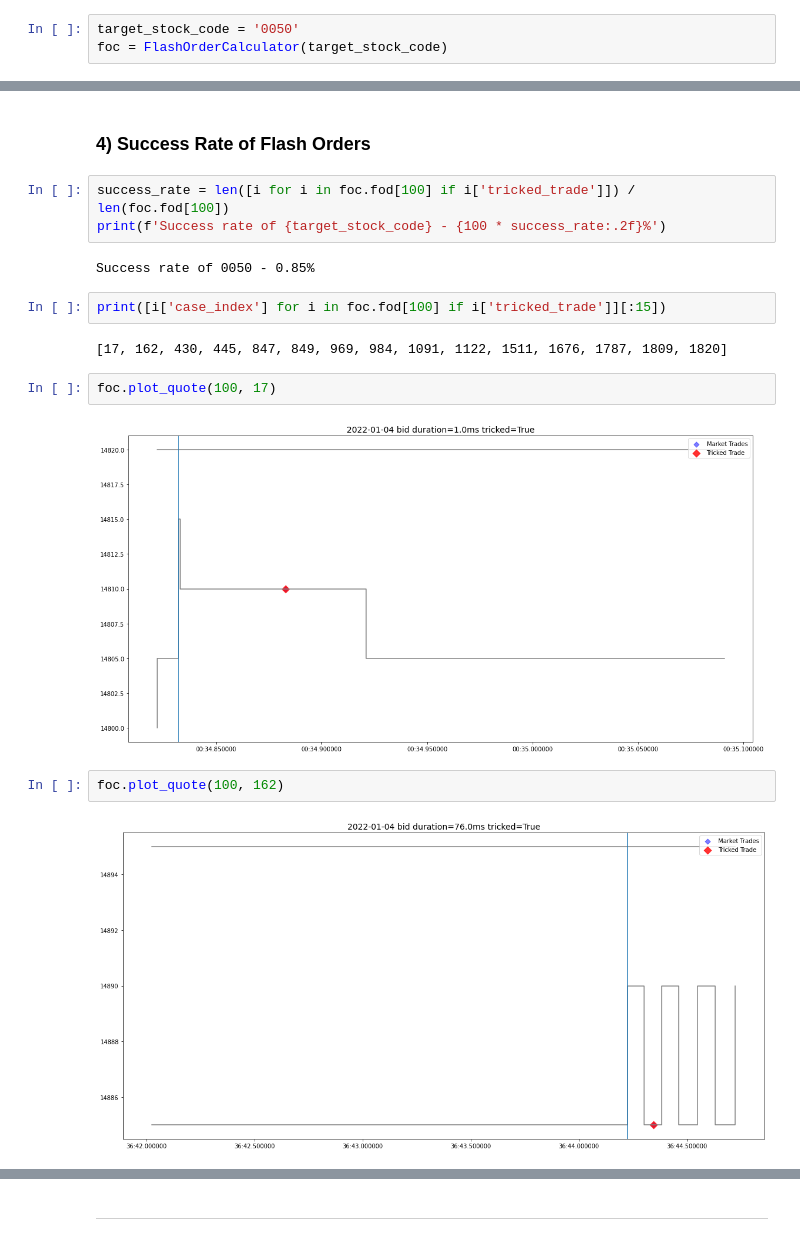
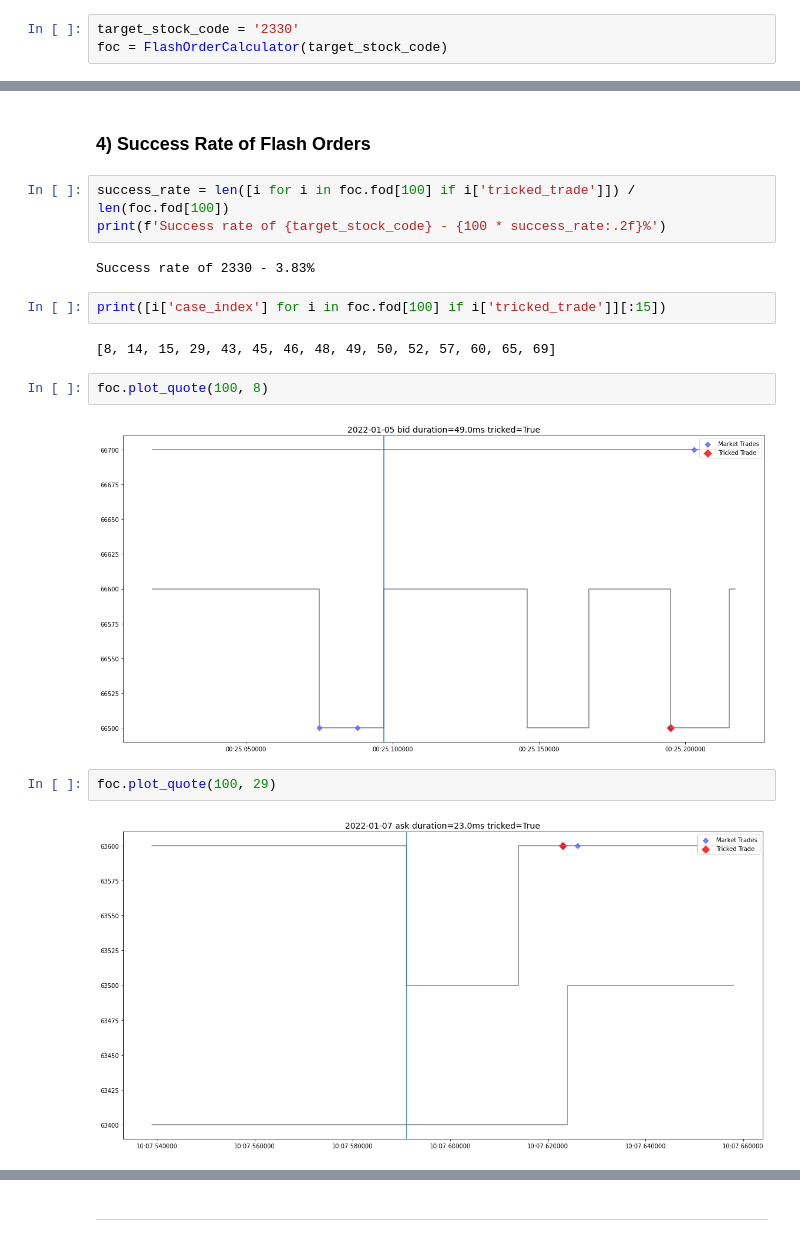
Before and after one commit to anthonywah/mafs6100-order-placement-strategy, a Jupyter notebook: stage-5.ipynb, the cells around one changed output, grey strips where cells are left out. Drawn from its saved outputs; the diff is of its cells as text.

```diff
--- a/stage-5.ipynb
+++ b/stage-5.ipynb
@@ -4,6 +4,6 @@
 from flash_order import *
 from matplotlib.ticker import MaxNLocator
 # %%
-target_stock_code = '0050'
+target_stock_code = '2330'
 foc = FlashOrderCalculator(target_stock_code)
 # %% [output]
@@ -80,17 +84,17 @@ plt.show()
 success_rate = len([i for i in foc.fod[100] if i['tricked_trade']]) / len(foc.fod[100])
 print(f'Success rate of {target_stock_code} - {100 * success_rate:.2f}%')
 # %% [output]
-Success rate of 0050 - 0.85%
+Success rate of 2330 - 3.83%
 # %%
 print([i['case_index'] for i in foc.fod[100] if i['tricked_trade']][:15])
 # %% [output]
-[17, 162, 430, 445, 847, 849, 969, 984, 1091, 1122, 1511, 1676, 1787, 1809, 1820]
+[8, 14, 15, 29, 43, 45, 46, 48, 49, 50, 52, 57, 60, 65, 69]
 # %%
-foc.plot_quote(100, 17)
+foc.plot_quote(100, 8)
 # %% [output]
-[figure, old version]
+[figure, new version]
 # %%
-foc.plot_quote(100, 162)
+foc.plot_quote(100, 29)
 # %% [output]
-[figure, old version]
+[figure, new version]
 # %%
```
Also changed, not shown: parts of 9 cells of this notebook.
